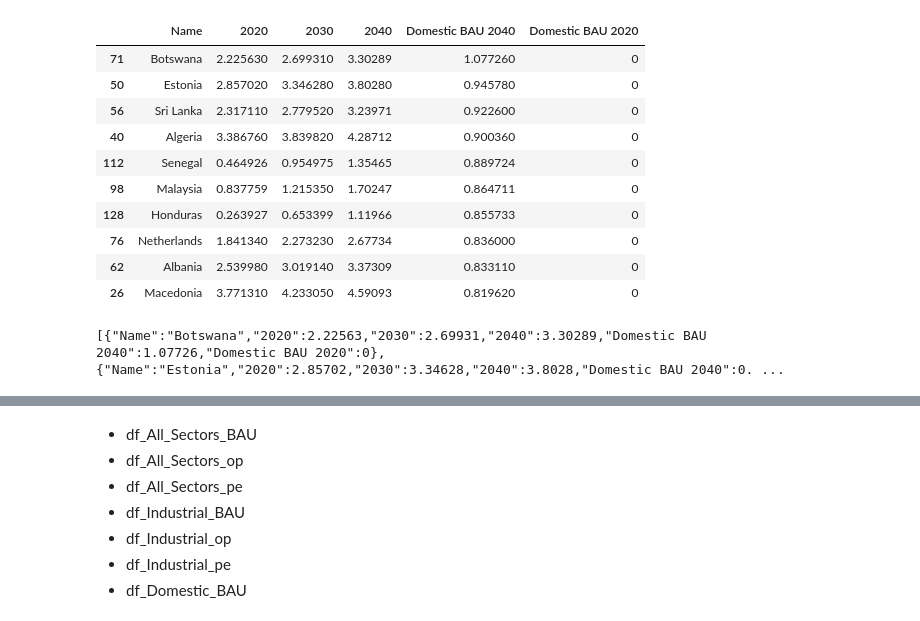
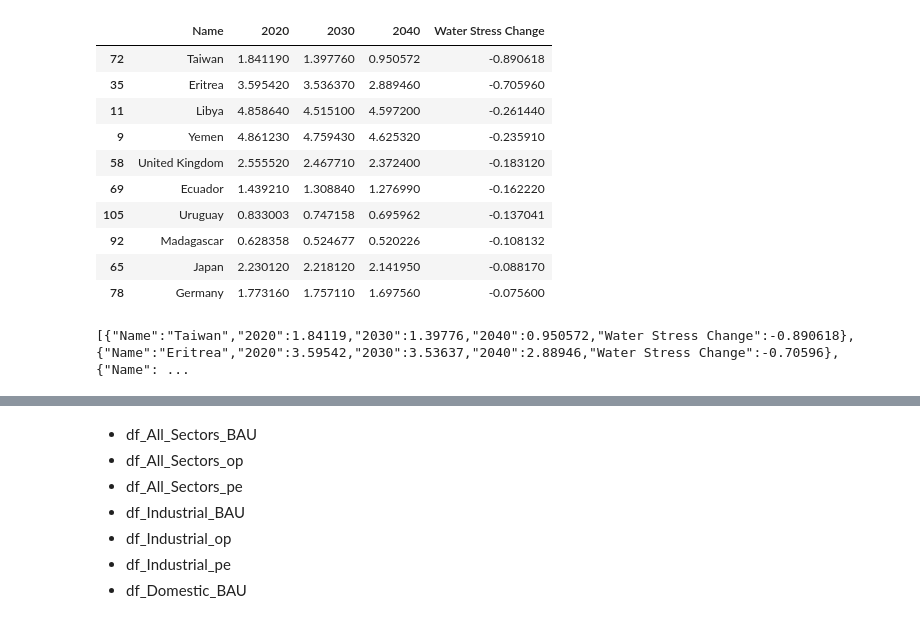
Before and after one commit to SYChJung/studio-projects, a Jupyter notebook: code/project2/Visualizing_Water_Stress_Change_in_Each_Country.ipynb, the cells around one changed output, grey strips where cells are left out. Saved outputs shown, nothing was run; the diff lists cells and outputs as text; code cells hidden in the pictures.

```diff
--- a/code/project2/Visualizing_Water_Stress_Change_in_Each_Country.ipynb
+++ b/code/project2/Visualizing_Water_Stress_Change_in_Each_Country.ipynb
@@ -353,28 +400,32 @@ df_Domestic_BAU = pd.merge(df_Domestic_BAU, df_Domestic_BAU40, on='Name')
 
 # df_Domestic_BAU['2020 - 2030'] = df_Domestic_BAU['2030'] - df_Domestic_BAU['2020']
 # df_Domestic_BAU['2030 - 2040'] = df_Domestic_BAU['2040'] - df_Domestic_BAU['2030']
-df_Domestic_BAU['Domestic BAU 2040'] = df_Domestic_BAU['2040'] - df_Domestic_BAU['2020']
+df_Domestic_BAU['Water Stress Change'] = df_Domestic_BAU['2040'] - df_Domestic_BAU['2020']
 # df_Domestic_BAU = df_Domestic_BAU[['Name', 'Domestic 2020 - 2040']]
 # df_Domestic_BAU.head()
-df_Domestic_BAU = df_Domestic_BAU.sort_values('Domestic BAU 2040', ascending=False)
+df_Domestic_BAU = df_Domestic_BAU.sort_values('Water Stress Change', ascending=True)
 # %%
 tufte_Domestic_BAU = df_Domestic_BAU.copy()
-tufte_Domestic_BAU['Domestic BAU 2020'] = 0
+# tufte_Domestic_BAU['Domestic BAU 2020'] = 0
 tufte_Domestic_BAU.head(10)
 # %% [output]
-|  | Name | 2020 | 2030 | 2040 | Domestic BAU 2040 | Domestic BAU 2020 |
-| 71 | Botswana | 2.225630 | 2.699310 | 3.30289 | 1.077260 | 0 |
-| 50 | Estonia | 2.857020 | 3.346280 | 3.80280 | 0.945780 | 0 |
-| 56 | Sri Lanka | 2.317110 | 2.779520 | 3.23971 | 0.922600 | 0 |
-| 40 | Algeria | 3.386760 | 3.839820 | 4.28712 | 0.900360 | 0 |
-| 112 | Senegal | 0.464926 | 0.954975 | 1.35465 | 0.889724 | 0 |
-| 98 | Malaysia | 0.837759 | 1.215350 | 1.70247 | 0.864711 | 0 |
-| 128 | Honduras | 0.263927 | 0.653399 | 1.11966 | 0.855733 | 0 |
-| 76 | Netherlands | 1.841340 | 2.273230 | 2.67734 | 0.836000 | 0 |
-| 62 | Albania | 2.539980 | 3.019140 | 3.37309 | 0.833110 | 0 |
-| 26 | Macedonia | 3.771310 | 4.233050 | 4.59093 | 0.819620 | 0 |
+|  | Name | 2020 | 2030 | 2040 | Water Stress Change |
+| 72 | Taiwan | 1.841190 | 1.397760 | 0.950572 | -0.890618 |
+| 35 | Eritrea | 3.595420 | 3.536370 | 2.889460 | -0.705960 |
+| 11 | Libya | 4.858640 | 4.515100 | 4.597200 | -0.261440 |
+| 9 | Yemen | 4.861230 | 4.759430 | 4.625320 | -0.235910 |
+| 58 | United Kingdom | 2.555520 | 2.467710 | 2.372400 | -0.183120 |
+| 69 | Ecuador | 1.439210 | 1.308840 | 1.276990 | -0.162220 |
+| 105 | Uruguay | 0.833003 | 0.747158 | 0.695962 | -0.137041 |
+| 92 | Madagascar | 0.628358 | 0.524677 | 0.520226 | -0.108132 |
+| 65 | Japan | 2.230120 | 2.218120 | 2.141950 | -0.088170 |
+| 78 | Germany | 1.773160 | 1.757110 | 1.697560 | -0.075600 |
+# %%
+tufte_Domestic_BAU_fl5 = tufte_Domestic_BAU[tufte_Domestic_BAU["Name"].isin(["Taiwan", "Eritrea", "Libya", "Yemen", "United Kingdom", "Senegal", "Algeria", "Sri Lanka", "Estonia", "Botswana"])]
+tufte_Domestic_BAU_fl5_df = pd.DataFrame(tufte_Domestic_BAU_fl5)
+print(tufte_Domestic_BAU_fl5_df.to_json(orient="records"))
+# %% [output]
+[{"Name":"Taiwan","2020":1.84119,"2030":1.39776,"2040":0.950572,"Water Stress Change":-0.890618},{"Name":"Eritrea","2020":3.59542,"2030":3.53637,"2040":2.88946,"Water Stress Change":-0.70596},{"Name": ...
 # %%
-tufte_Domestic_BAU_df = pd.DataFrame(tufte_Domestic_BAU)
-print(tufte_Domestic_BAU_df.to_json(orient="records"))
+# tufte_Domestic_BAU_df = pd.DataFrame(tufte_Domestic_BAU)
+# print(tufte_Domestic_BAU_df.to_json(orient="records"))
-# %% [output]
-[{"Name":"Botswana","2020":2.22563,"2030":2.69931,"2040":3.30289,"Domestic BAU 2040":1.07726,"Domestic BAU 2020":0},{"Name":"Estonia","2020":2.85702,"2030":3.34628,"2040":3.8028,"Domestic BAU 2040":0. ...
```
Also changed, not shown: parts of 59 cells of this notebook, 2 other files.
